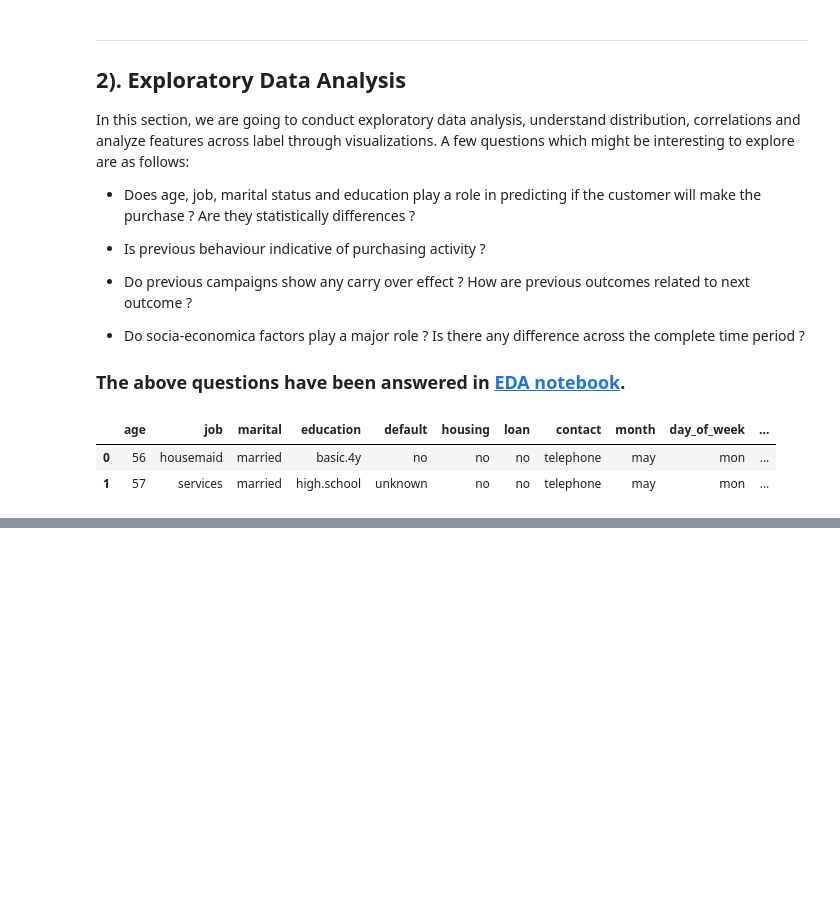
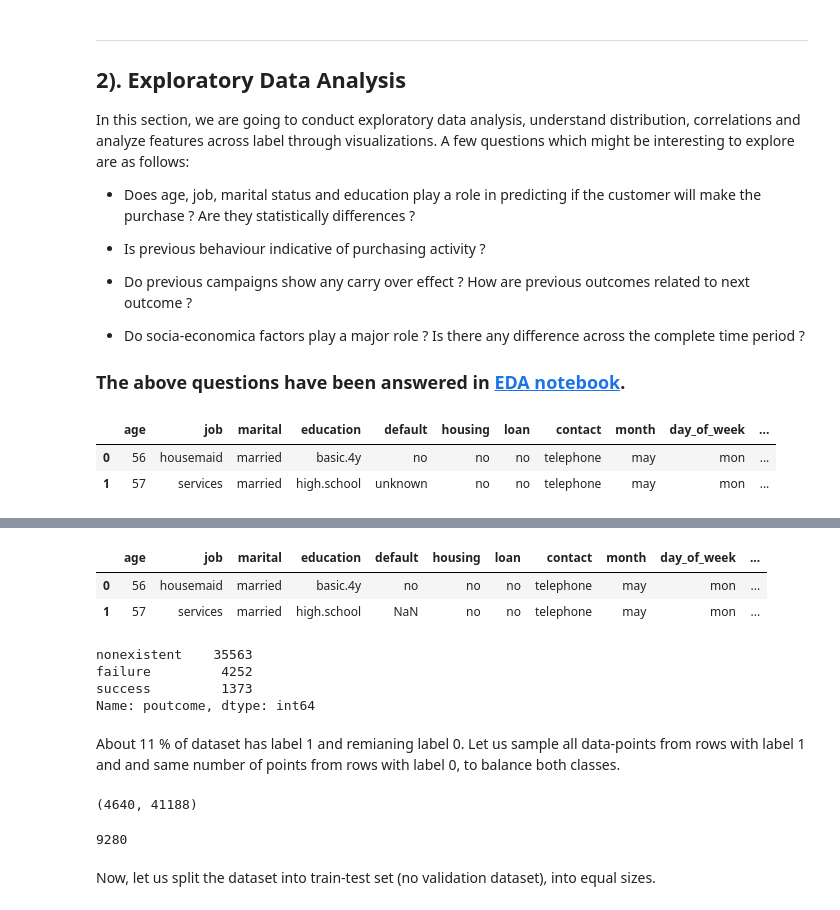
Before and after one commit to AdiVarma27/DirectMarketingPrediction, a Jupyter notebook: DirectMarketingPrediction.ipynb, the cells around one changed output, grey strips where cells are left out. Cells and saved outputs as stored; diff of their text form; code cells hidden in the pictures; blank space fills up the shorter version.

Commit message:
Models Update

```diff
--- a/DirectMarketingPrediction.ipynb
+++ b/DirectMarketingPrediction.ipynb
@@ -125,3 +137,4 @@ df.head(2)
 # %%
-df['label'] = df['y'].apply(lambda x: 1 if x=='yes' else 0)
+df['purchased?'] = df['y'].apply(lambda x: 1 if x=='yes' else 0)
 df.drop(columns='y', inplace=True)
+df.head(2)
@@ -127,0 +180,3 @@ df.drop(columns='y', inplace=True)
+# %%
+df = df.replace('unknown', np.nan)
+pd.DataFrame(df.isnull().sum()/len(df)).sort_values(0, ascending=False).head()
@@ -127,0 +213,19 @@ df.drop(columns='y', inplace=True)
+# %%
+df.head(2)
+# %% [output]
+|  | age | job | marital | education | default | housing | loan | contact | month | day_of_week | ... |
+| 0 | 56 | housemaid | married | basic.4y | no | no | no | telephone | may | mon | ... |
+| 1 | 57 | services | married | high.school | NaN | no | no | telephone | may | mon | ... |
+# %%
+df.poutcome.value_counts()
+# %% [output]
+nonexistent    35563
+failure         4252
+success         1373
+Name: poutcome, dtype: int64
+# %% [markdown]
+About 11 % of dataset has label 1 and remianing label 0. Let us sample all data-points from rows with label 1 and and same number of points from rows with label 0, to balance both classes.
+# %%
+df_prepped_list1['purchased?'].sum(), len(df_prepped_list1)
+# %% [output]
+(4640, 41188)
@@ -127,0 +236,6 @@ df.drop(columns='y', inplace=True)
+# %%
+len(df_prepped_list1_model)
+# %% [output]
+9280
+# %% [markdown]
+Now, let us split the dataset into train-test set (no validation dataset), into equal sizes.
```
Also changed, not shown: parts of 21 cells of this notebook.
